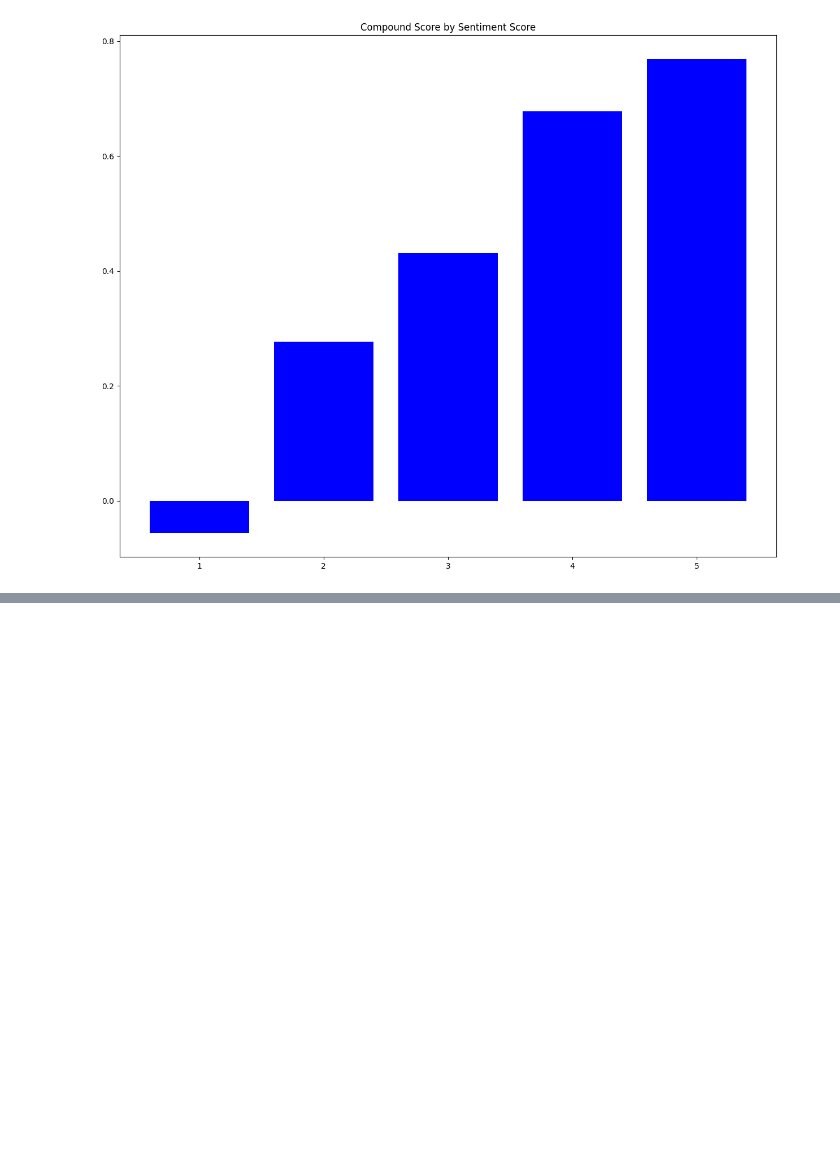
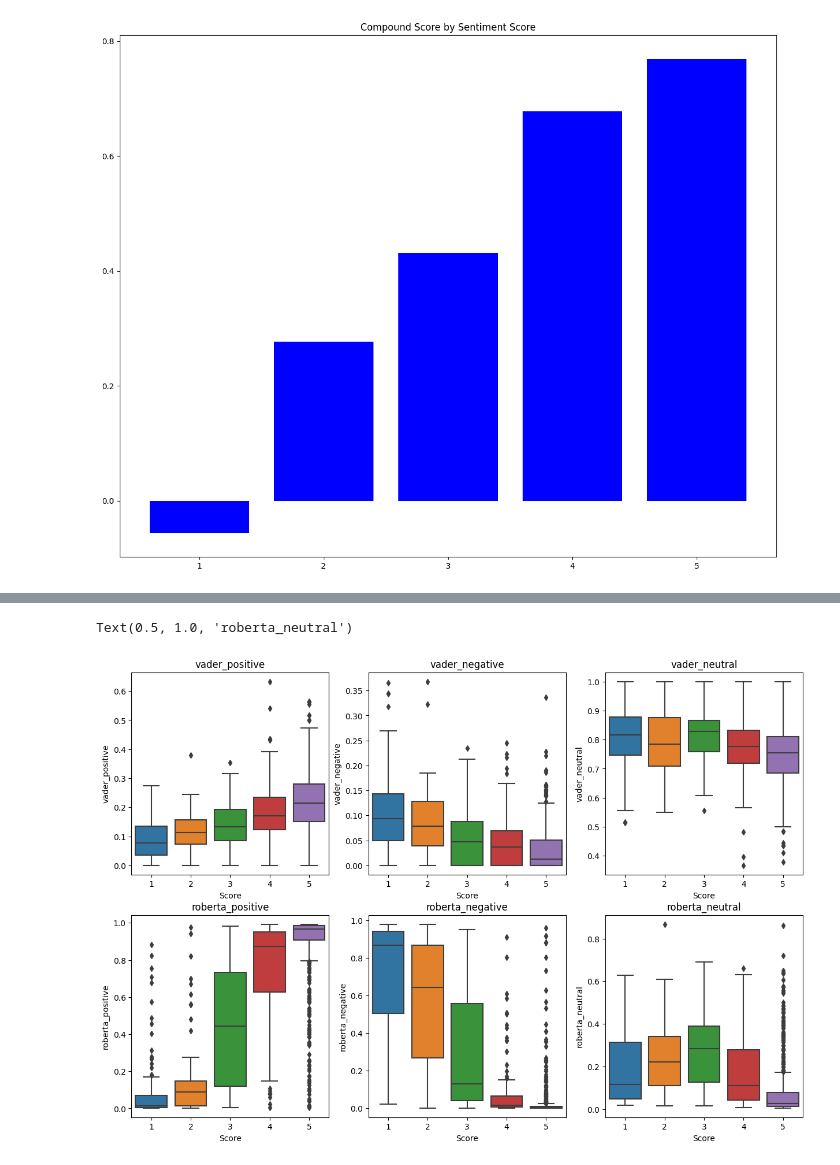
Before and after one commit to Jsanchez759/Data-Related-Projects, a Jupyter notebook: Machine_Learning/Neural_Networks/Language_Analysis/Sentiment_Analysis.ipynb, the cells around one changed output, grey strips where cells are left out. Saved outputs shown, nothing was run; the diff lists cells and outputs as text; code cells hidden in the pictures; blank space fills up the shorter version.

```diff
--- a/Machine_Learning/Neural_Networks/Language_Analysis/Sentiment_Analysis.ipynb
+++ b/Machine_Learning/Neural_Networks/Language_Analysis/Sentiment_Analysis.ipynb
@@ -168,0 +179,3 @@ Text(0.5, 1.0, 'Compound Score by Sentiment Score')
+# %%
+example = df_results['Text'][0]
+example
@@ -168,0 +197,12 @@ Text(0.5, 1.0, 'Compound Score by Sentiment Score')
+# %%
+# Apply RoBERTa model in a batch
+results = {}
+for i, row in df_results.iterrows():
+    try:
+        encode_text = tokenizer(row.clean_text, return_tensors='pt')
+        output_score = model(**encode_text)[0][0].detach().numpy()
+        results[row.Id] = softmax(output_score)
+    except:
+        print(f'Error on row {i} - text: {row.clean_text} - Id: {row.Id} - Skipping')
+        continue
+results # This maybe will break with differents text because are too big and this specific cannot handle it
@@ -168,0 +229,5 @@ Text(0.5, 1.0, 'Compound Score by Sentiment Score')
+# %%
+roberta_results = pd.DataFrame(results).T.reset_index().rename(columns={'index':'Id'})
+roberta_results.rename(columns={0: 'roberta_negative', 1: 'roberta_neutral', 2: 'roberta_positive'}, inplace=True)
+df_all_results = pd.merge(df_results, roberta_results, on='Id')
+df_all_results.head()
@@ -168,0 +242,28 @@ Text(0.5, 1.0, 'Compound Score by Sentiment Score')
+# %%
+fig, axes = plt.subplots(2, 3, figsize=(15, 10))
+
+sns.boxplot(data=df_all_results, x="Score", y="vader_positive", ax=axes[0, 0])
+axes[0, 0].set_title("vader_positive")
+
+
+sns.boxplot(data=df_all_results, x="Score", y="vader_negative", ax=axes[0, 1])
+axes[0, 1].set_title("vader_negative")
+
+
+sns.boxplot(data=df_all_results, x="Score", y="vader_neutral", ax=axes[0, 2])
+axes[0, 2].set_title("vader_neutral")
+
+
+sns.boxplot(data=df_all_results, x="Score", y="roberta_positive", ax=axes[1, 0])
+axes[1, 0].set_title("roberta_positive")
+
+
+sns.boxplot(data=df_all_results, x="Score", y="roberta_negative", ax=axes[1, 1])
+axes[1, 1].set_title("roberta_negative")
+
+
+sns.boxplot(data=df_all_results, x="Score", y="roberta_neutral", ax=axes[1, 2])
+axes[1, 2].set_title("roberta_neutral")
+# %% [output]
+Text(0.5, 1.0, 'roberta_neutral')
+[figure, added]
```
Also changed, not shown: parts of 12 cells of this notebook, 2 other files.
